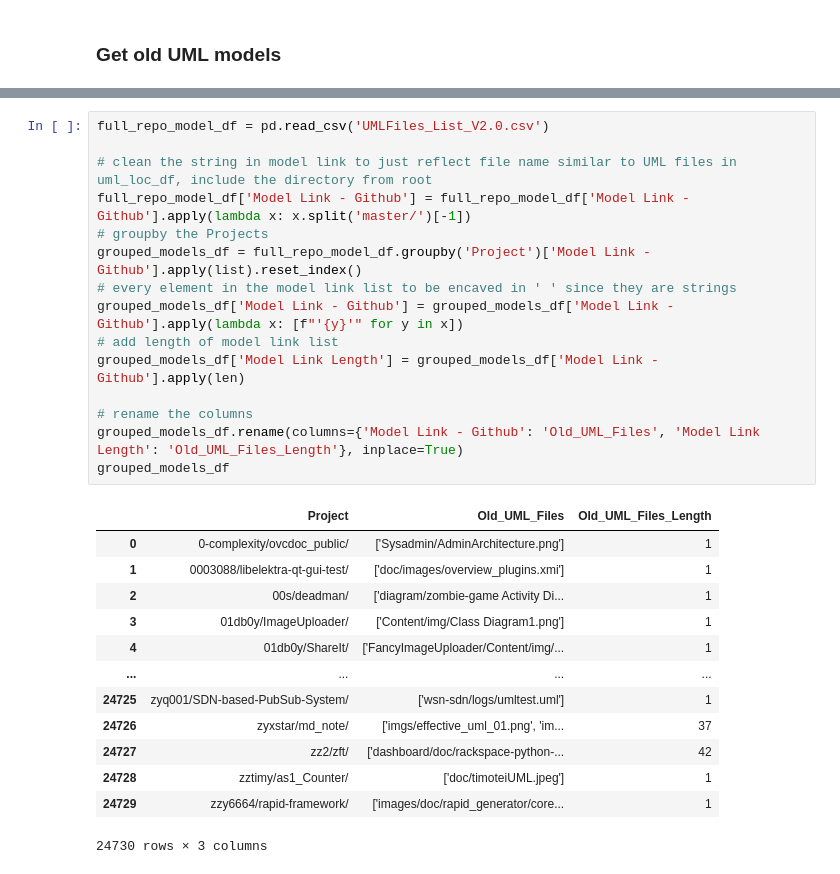
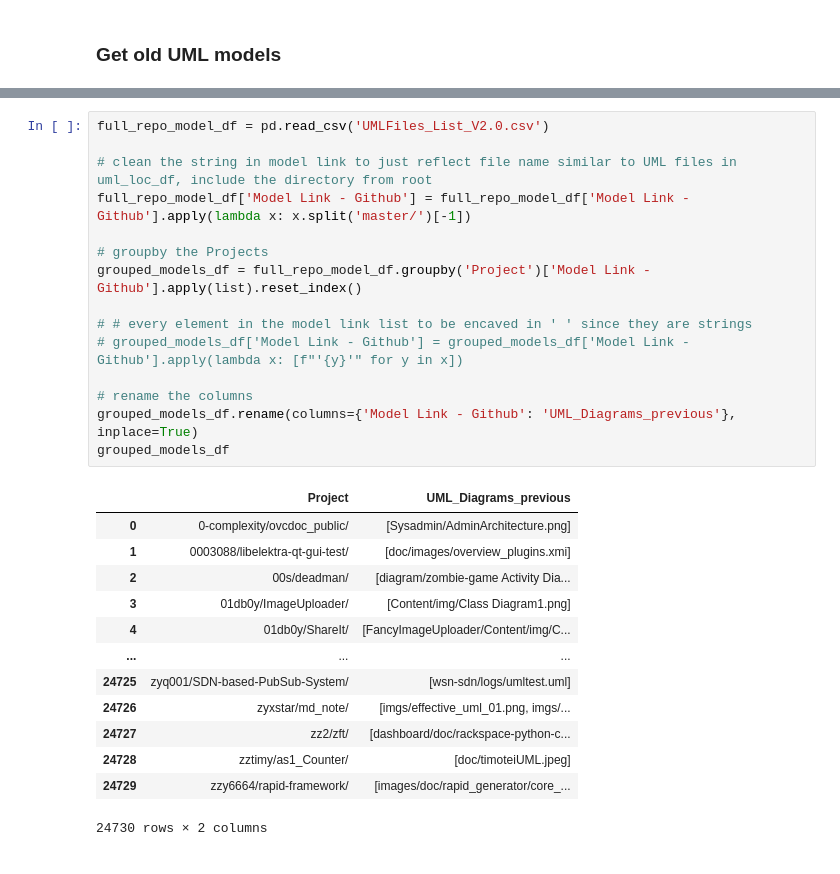
Before and after one commit to zakipauzi/uml_code_traceability, a Jupyter notebook: 2_filter_repos.ipynb, the cells around one changed output, grey strips where cells are left out. Drawn from its saved outputs; the diff is of its cells as text.

```diff
--- a/2_filter_repos.ipynb
+++ b/2_filter_repos.ipynb
@@ -430,29 +449,29 @@ sampled_class_diagrams_df
 # %%
 full_repo_model_df = pd.read_csv('UMLFiles_List_V2.0.csv')
 
 # clean the string in model link to just reflect file name similar to UML files in uml_loc_df, include the directory from root
 full_repo_model_df['Model Link - Github'] = full_repo_model_df['Model Link - Github'].apply(lambda x: x.split('master/')[-1])
+
 # groupby the Projects
 grouped_models_df = full_repo_model_df.groupby('Project')['Model Link - Github'].apply(list).reset_index()
-# every element in the model link list to be encaved in ' ' since they are strings
-grouped_models_df['Model Link - Github'] = grouped_models_df['Model Link - Github'].apply(lambda x: [f"'{y}'" for y in x])
-# add length of model link list
-grouped_models_df['Model Link Length'] = grouped_models_df['Model Link - Github'].apply(len)
+
+# # every element in the model link list to be encaved in ' ' since they are strings
+# grouped_models_df['Model Link - Github'] = grouped_models_df['Model Link - Github'].apply(lambda x: [f"'{y}'" for y in x])
 
 # rename the columns
-grouped_models_df.rename(columns={'Model Link - Github': 'Old_UML_Files', 'Model Link Length': 'Old_UML_Files_Length'}, inplace=True)
+grouped_models_df.rename(columns={'Model Link - Github': 'UML_Diagrams_previous'}, inplace=True)
 grouped_models_df
 # %% [output]
-|  | Project | Old_UML_Files | Old_UML_Files_Length |
-| 0 | 0-complexity/ovcdoc_public/ | ['Sysadmin/AdminArchitecture.png'] | 1 |
-| 1 | 0003088/libelektra-qt-gui-test/ | ['doc/images/overview_plugins.xmi'] | 1 |
-| 2 | 00s/deadman/ | ['diagram/zombie-game Activity Di... | 1 |
-| 3 | 01db0y/ImageUploader/ | ['Content/img/Class Diagram1.png'] | 1 |
-| 4 | 01db0y/ShareIt/ | ['FancyImageUploader/Content/img/... | 1 |
-| ... | ... | ... | ... |
-| 24725 | zyq001/SDN-based-PubSub-System/ | ['wsn-sdn/logs/umltest.uml'] | 1 |
-| 24726 | zyxstar/md_note/ | ['imgs/effective_uml_01.png', 'im... | 37 |
-| 24727 | zz2/zft/ | ['dashboard/doc/rackspace-python-... | 42 |
-| 24728 | zztimy/as1_Counter/ | ['doc/timoteiUML.jpeg'] | 1 |
-| 24729 | zzy6664/rapid-framework/ | ['images/doc/rapid_generator/core... | 1 |
+|  | Project | UML_Diagrams_previous |
+| 0 | 0-complexity/ovcdoc_public/ | [Sysadmin/AdminArchitecture.png] |
+| 1 | 0003088/libelektra-qt-gui-test/ | [doc/images/overview_plugins.xmi] |
+| 2 | 00s/deadman/ | [diagram/zombie-game Activity Dia... |
+| 3 | 01db0y/ImageUploader/ | [Content/img/Class Diagram1.png] |
+| 4 | 01db0y/ShareIt/ | [FancyImageUploader/Content/img/C... |
+| ... | ... | ... |
+| 24725 | zyq001/SDN-based-PubSub-System/ | [wsn-sdn/logs/umltest.uml] |
+| 24726 | zyxstar/md_note/ | [imgs/effective_uml_01.png, imgs/... |
+| 24727 | zz2/zft/ | [dashboard/doc/rackspace-python-c... |
+| 24728 | zztimy/as1_Counter/ | [doc/timoteiUML.jpeg] |
+| 24729 | zzy6664/rapid-framework/ | [images/doc/rapid_generator/core_... |
-24730 rows × 3 columns
+24730 rows × 2 columns
```
Also changed, not shown: parts of 9 cells of this notebook, 4 other files.
